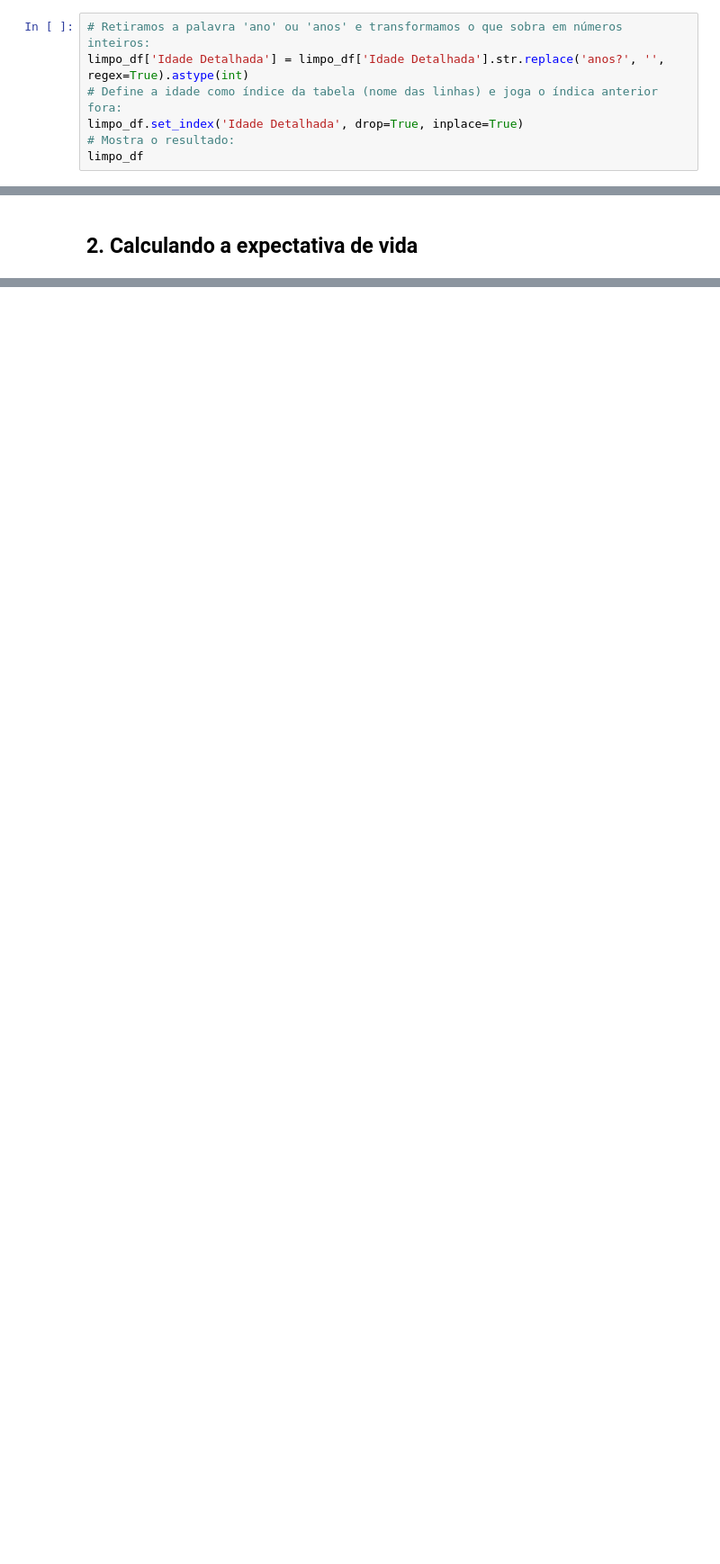
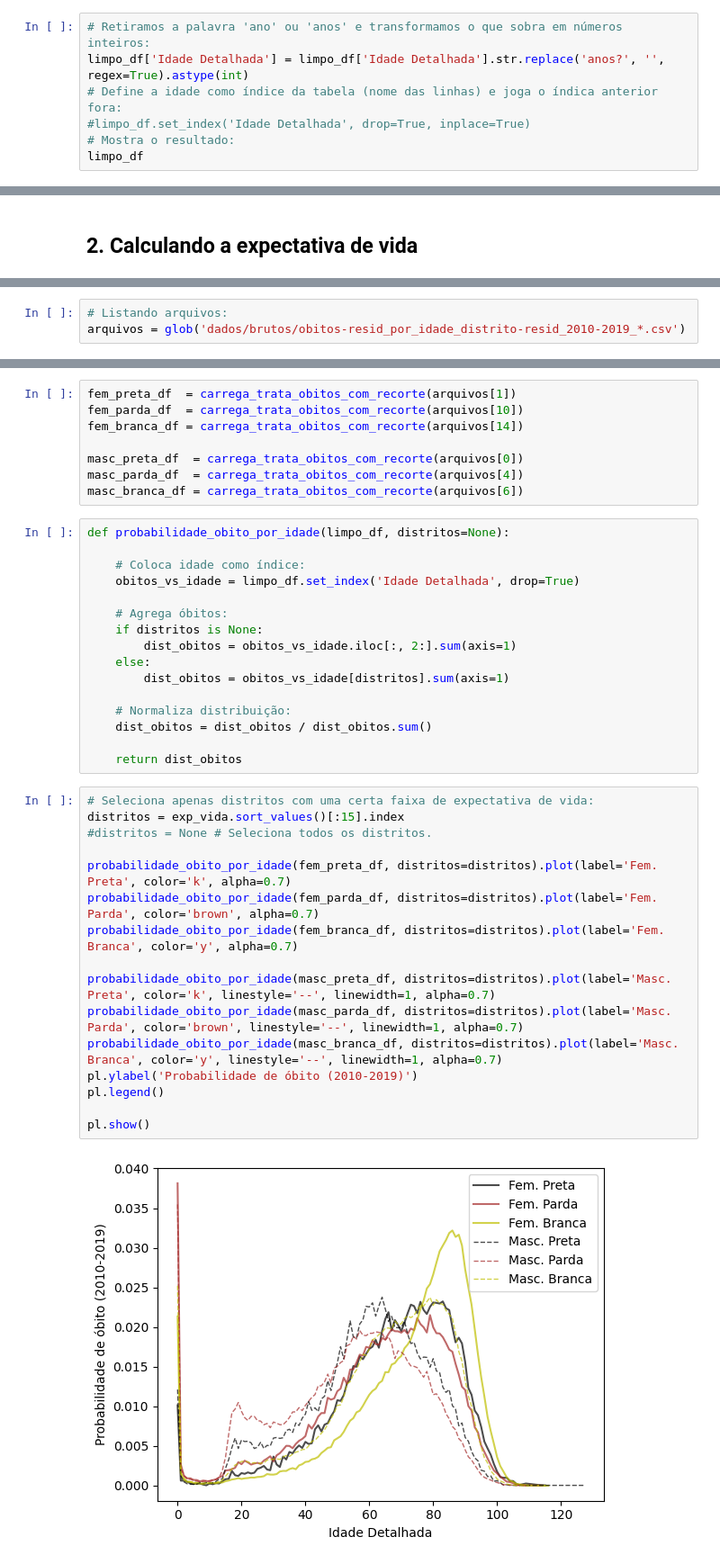
Before and after one commit to tecMTST/tutorial-de-dados, a Jupyter notebook: 99-incompletos/expectativa-de-vida/10_expectativa-vida_distritos-SP.ipynb, the cells around one changed output, grey strips where cells are left out. Shown at 90% size. Drawn from its saved outputs; the diff is of its cells as text; blank space fills up the shorter version.

Commit message:
Tema: Exp. Vida > Add dados de recortes e cria funções de tratamento.

```diff
--- a/99-incompletos/expectativa-de-vida/10_expectativa-vida_distritos-SP.ipynb
+++ b/99-incompletos/expectativa-de-vida/10_expectativa-vida_distritos-SP.ipynb
@@ -185,6 +185,6 @@ Por último, vamos deixar a coluna da idade num formato mais apropriado:
 # Retiramos a palavra 'ano' ou 'anos' e transformamos o que sobra em números inteiros:
 limpo_df['Idade Detalhada'] = limpo_df['Idade Detalhada'].str.replace('anos?', '', regex=True).astype(int)
 # Define a idade como índice da tabela (nome das linhas) e joga o índica anterior fora:
-limpo_df.set_index('Idade Detalhada', drop=True, inplace=True)
+#limpo_df.set_index('Idade Detalhada', drop=True, inplace=True)
 # Mostra o resultado:
 limpo_df
@@ -219,0 +375,3 @@ pl.show()
+# %%
+# Listando arquivos:
+arquivos = glob('dados/brutos/obitos-resid_por_idade_distrito-resid_2010-2019_*.csv')
@@ -219,0 +403,42 @@ pl.show()
+# %%
+fem_preta_df  = carrega_trata_obitos_com_recorte(arquivos[1])
+fem_parda_df  = carrega_trata_obitos_com_recorte(arquivos[10])
+fem_branca_df = carrega_trata_obitos_com_recorte(arquivos[14])
+
+masc_preta_df  = carrega_trata_obitos_com_recorte(arquivos[0])
+masc_parda_df  = carrega_trata_obitos_com_recorte(arquivos[4])
+masc_branca_df = carrega_trata_obitos_com_recorte(arquivos[6])
+# %%
+def probabilidade_obito_por_idade(limpo_df, distritos=None):
+
+    # Coloca idade como índice:
+    obitos_vs_idade = limpo_df.set_index('Idade Detalhada', drop=True)
+
+    # Agrega óbitos:
+    if distritos is None:
+        dist_obitos = obitos_vs_idade.iloc[:, 2:].sum(axis=1)
+    else:
+        dist_obitos = obitos_vs_idade[distritos].sum(axis=1)
+
+    # Normaliza distribuição:
+    dist_obitos = dist_obitos / dist_obitos.sum()
+
+    return dist_obitos
+# %%
+# Seleciona apenas distritos com uma certa faixa de expectativa de vida:
+distritos = exp_vida.sort_values()[:15].index
+#distritos = None # Seleciona todos os distritos.
+
+probabilidade_obito_por_idade(fem_preta_df, distritos=distritos).plot(label='Fem. Preta', color='k', alpha=0.7)
+probabilidade_obito_por_idade(fem_parda_df, distritos=distritos).plot(label='Fem. Parda', color='brown', alpha=0.7)
+probabilidade_obito_por_idade(fem_branca_df, distritos=distritos).plot(label='Fem. Branca', color='y', alpha=0.7)
+
+probabilidade_obito_por_idade(masc_preta_df, distritos=distritos).plot(label='Masc. Preta', color='k', linestyle='--', linewidth=1, alpha=0.7)
+probabilidade_obito_por_idade(masc_parda_df, distritos=distritos).plot(label='Masc. Parda', color='brown', linestyle='--', linewidth=1, alpha=0.7)
+probabilidade_obito_por_idade(masc_branca_df, distritos=distritos).plot(label='Masc. Branca', color='y', linestyle='--', linewidth=1, alpha=0.7)
+pl.ylabel('Probabilidade de óbito (2010-2019)')
+pl.legend()
+
+pl.show()
+# %% [output]
+[figure, added]
```
Also changed, not shown: parts of 16 cells of this notebook, 17 other files.
